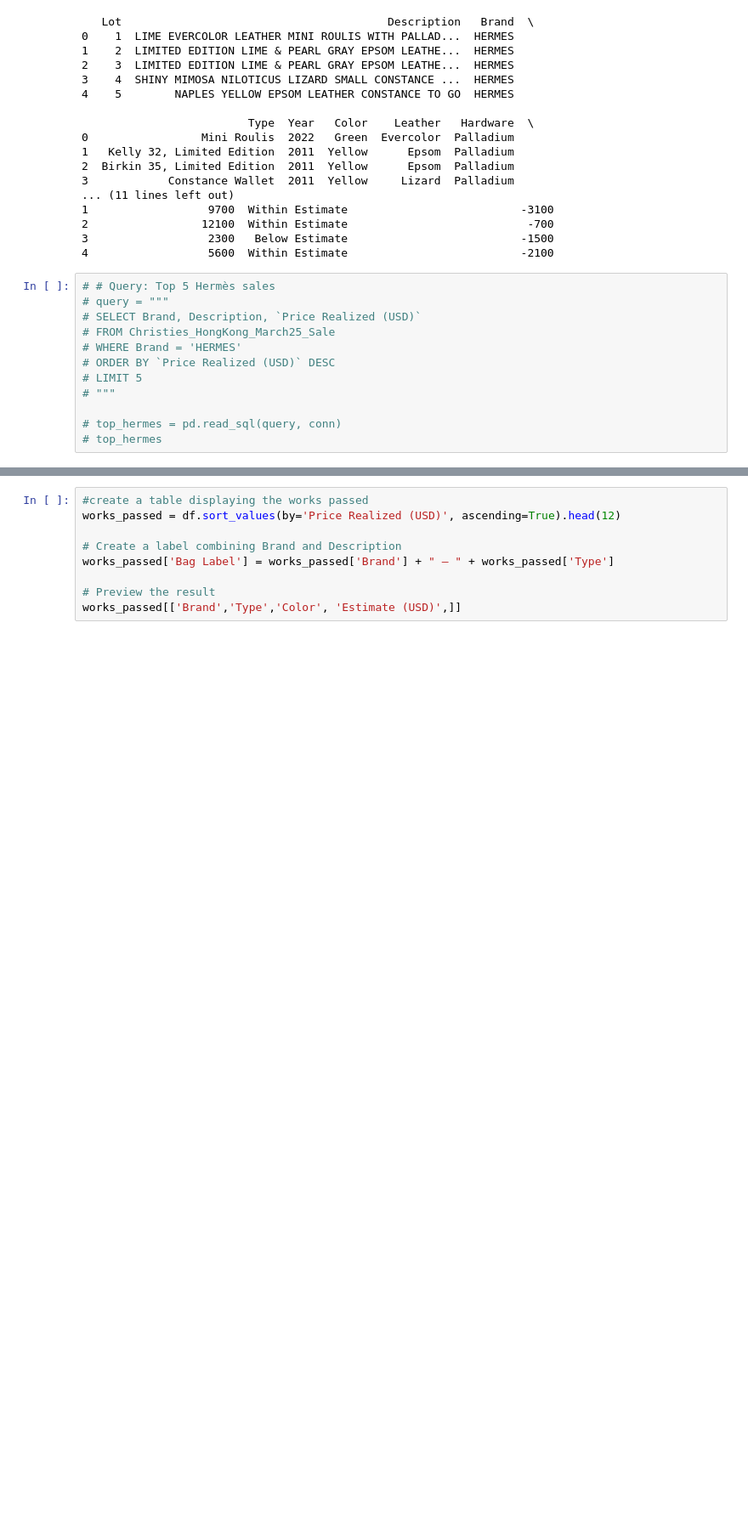
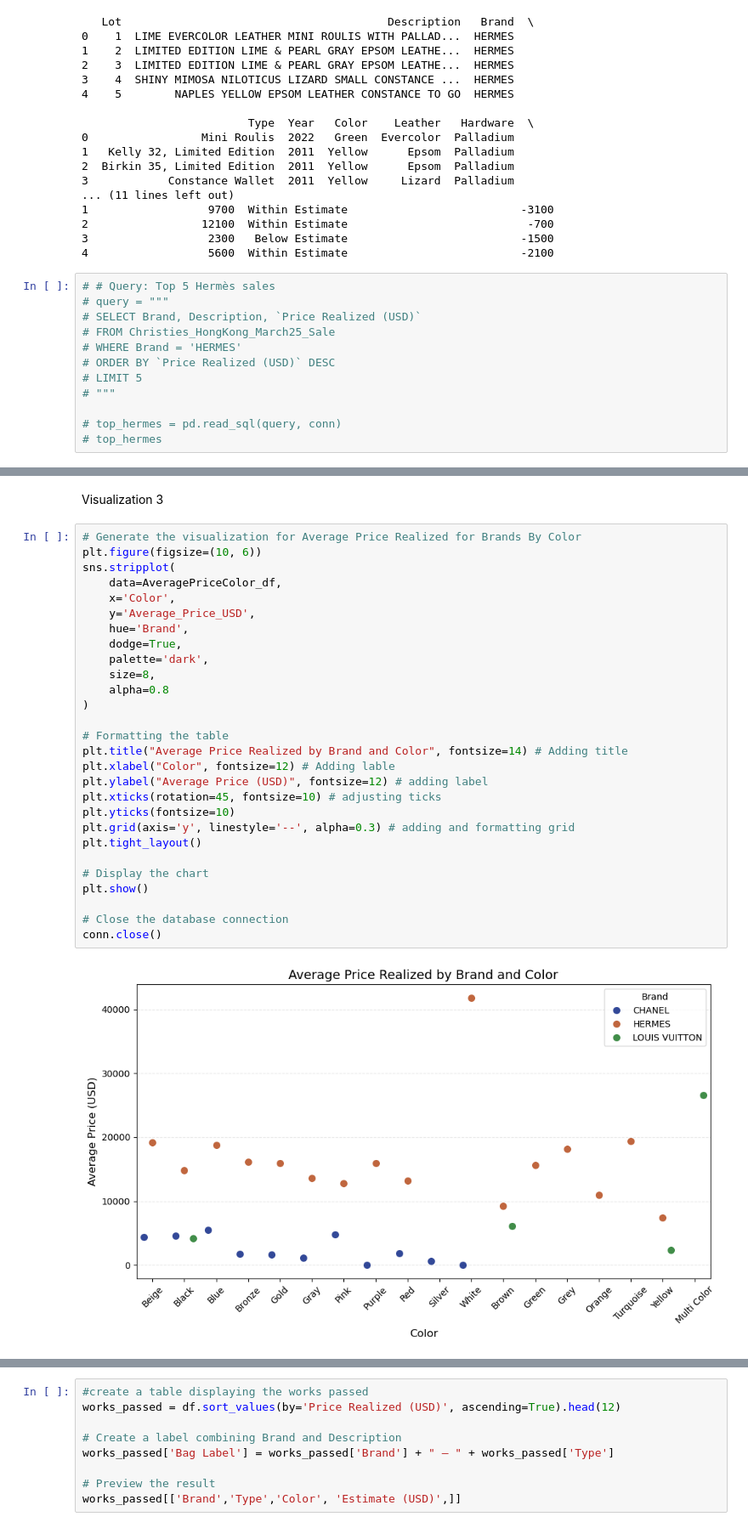
Before and after one commit to PatriciaDaher/Project3-Luxurybags, a Jupyter notebook: LuxuryBags.ipynb, the cells around one changed output, grey strips where cells are left out. Shown: that part at 85% size. Saved outputs shown, nothing was run; the diff lists cells and outputs as text; blank space fills up the shorter version.

```diff
--- a/LuxuryBags.ipynb
+++ b/LuxuryBags.ipynb
@@ -511,0 +445,32 @@ alt.Chart(brand_avg).mark_bar().encode(
+# %% [markdown]
+Visualization 3
+# %%
+# Generate the visualization for Average Price Realized for Brands By Color
+plt.figure(figsize=(10, 6))
+sns.stripplot(
+    data=AveragePriceColor_df,
+    x='Color',
+    y='Average_Price_USD',
+    hue='Brand',
+    dodge=True,
+    palette='dark',
+    size=8,
+    alpha=0.8
+)
+
+# Formatting the table
+plt.title("Average Price Realized by Brand and Color", fontsize=14) # Adding title
+plt.xlabel("Color", fontsize=12) # Adding lable
+plt.ylabel("Average Price (USD)", fontsize=12) # adding label
+plt.xticks(rotation=45, fontsize=10) # adjusting ticks
+plt.yticks(fontsize=10)
+plt.grid(axis='y', linestyle='--', alpha=0.3) # adding and formatting grid
+plt.tight_layout()
+
+# Display the chart
+plt.show()
+
+# Close the database connection
+conn.close()
+# %% [output]
+[figure, added]
```
Also changed, not shown: parts of 29 cells of this notebook, 1 other file.
